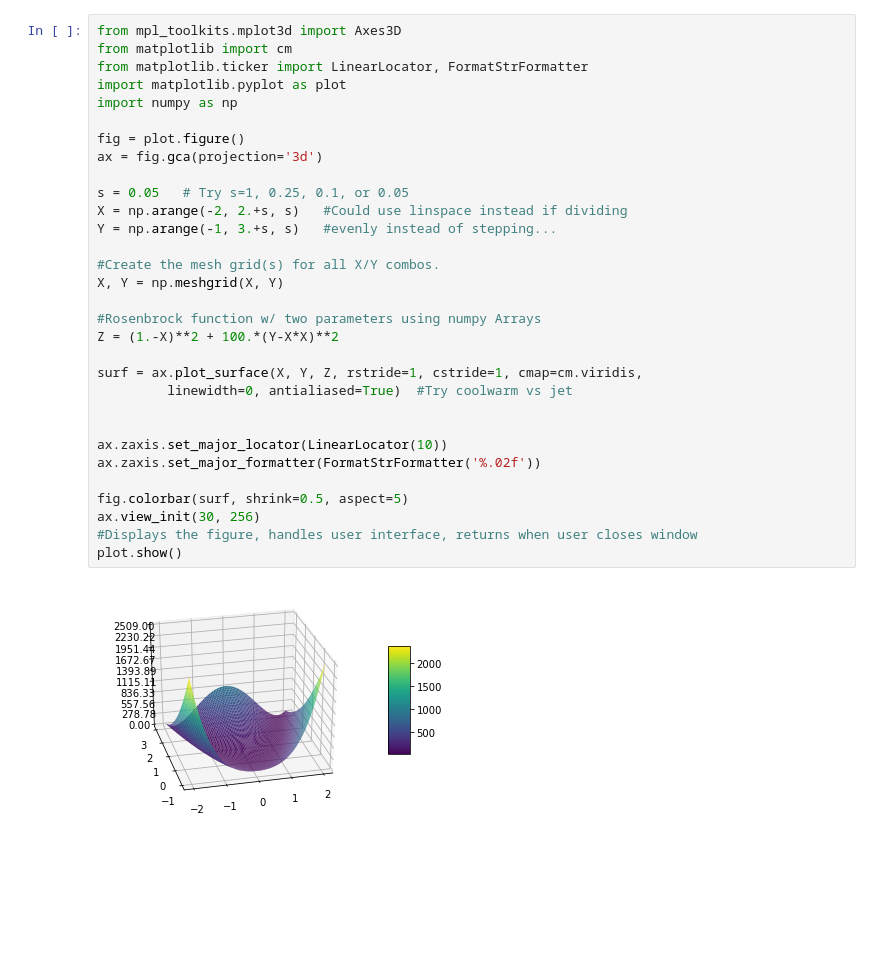
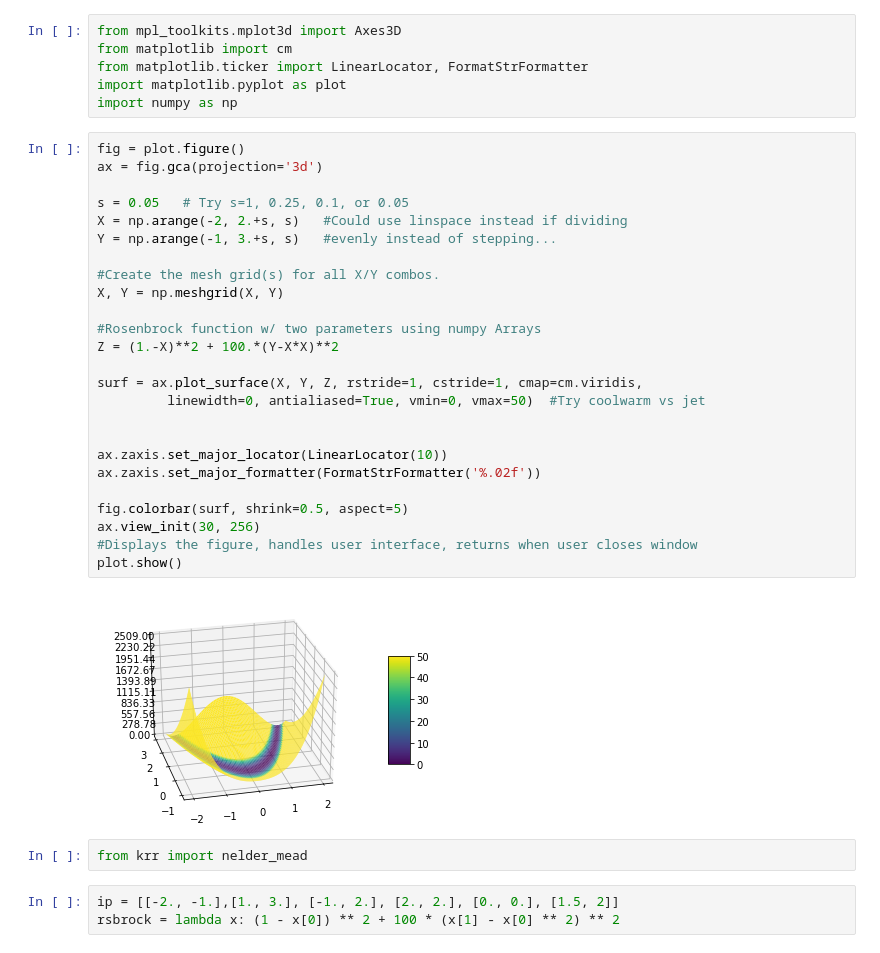
Before and after one commit to Dom1L/ccd_krr, a Jupyter notebook: assignment/03_rosenbrock_simplex/Rosenbrock_Simplex.ipynb, the cells around one changed output. Saved outputs shown, nothing was run; the diff lists cells and outputs as text; blank space fills up the shorter version.

```diff
--- a/assignment/03_rosenbrock_simplex/Rosenbrock_Simplex.ipynb
+++ b/assignment/03_rosenbrock_simplex/Rosenbrock_Simplex.ipynb
@@ -27,33 +1,38 @@ array([2.50900000e+03, 2.12313767e+03, 1.78073412e+03, 1.47868527e+03,
+# %%
+from mpl_toolkits.mplot3d import Axes3D
+from matplotlib import cm
+from matplotlib.ticker import LinearLocator, FormatStrFormatter
+import matplotlib.pyplot as plot
+import numpy as np
 # %%
-from mpl_toolkits.mplot3d import Axes3D
-from matplotlib import cm
-from matplotlib.ticker import LinearLocator, FormatStrFormatter
-import matplotlib.pyplot as plot
-import numpy as np
-
 fig = plot.figure()
 ax = fig.gca(projection='3d')
 
 s = 0.05   # Try s=1, 0.25, 0.1, or 0.05
 X = np.arange(-2, 2.+s, s)   #Could use linspace instead if dividing
 Y = np.arange(-1, 3.+s, s)   #evenly instead of stepping...
 
 #Create the mesh grid(s) for all X/Y combos.
 X, Y = np.meshgrid(X, Y)
 
 #Rosenbrock function w/ two parameters using numpy Arrays
 Z = (1.-X)**2 + 100.*(Y-X*X)**2
 
 surf = ax.plot_surface(X, Y, Z, rstride=1, cstride=1, cmap=cm.viridis,
-         linewidth=0, antialiased=True)  #Try coolwarm vs jet
+         linewidth=0, antialiased=True, vmin=0, vmax=50)  #Try coolwarm vs jet
 
 
 ax.zaxis.set_major_locator(LinearLocator(10))
 ax.zaxis.set_major_formatter(FormatStrFormatter('%.02f'))
 
 fig.colorbar(surf, shrink=0.5, aspect=5)
 ax.view_init(30, 256)
 #Displays the figure, handles user interface, returns when user closes window
 plot.show()
 # %% [output]
-[figure, old version]
+[figure, new version]
+# %%
+from krr import nelder_mead
+# %%
+ip = [[-2., -1.],[1., 3.], [-1., 2.], [2., 2.], [0., 0.], [1.5, 2]]
+rsbrock = lambda x: (1 - x[0]) ** 2 + 100 * (x[1] - x[0] ** 2) ** 2
```
Also changed, not shown: parts of 6 cells of this notebook, 2 other files.
